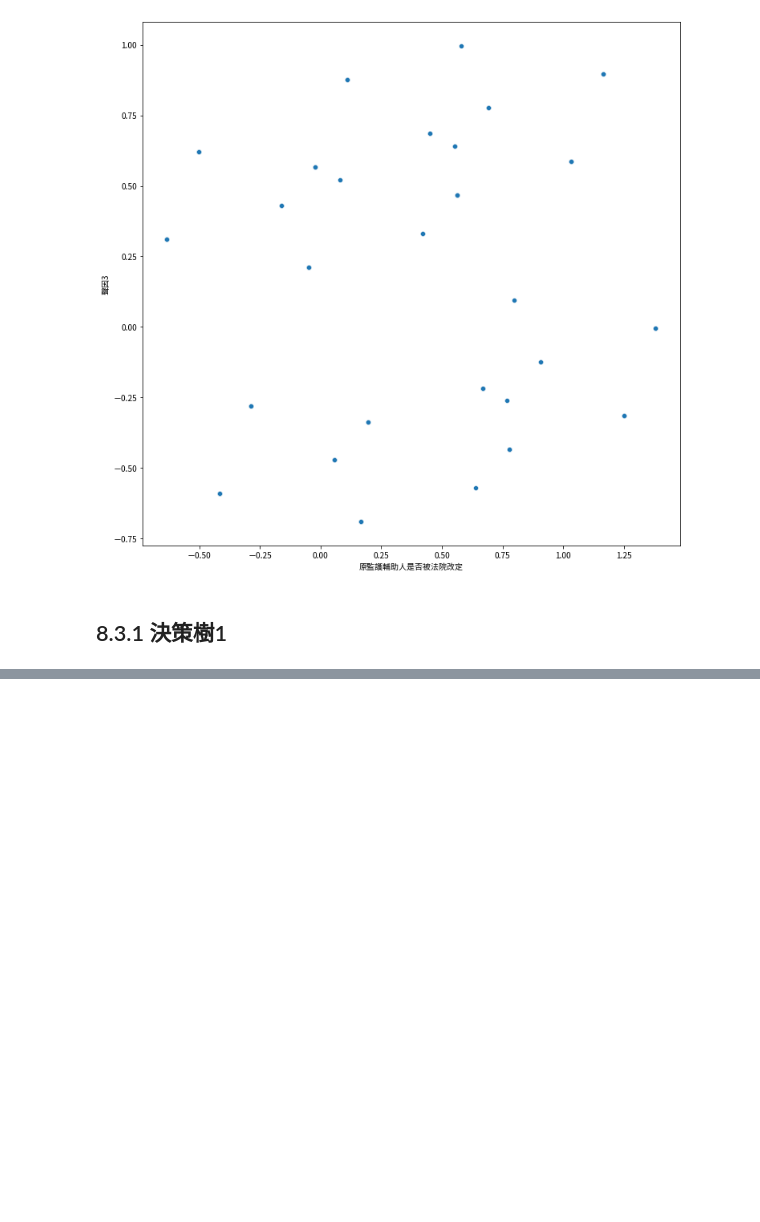
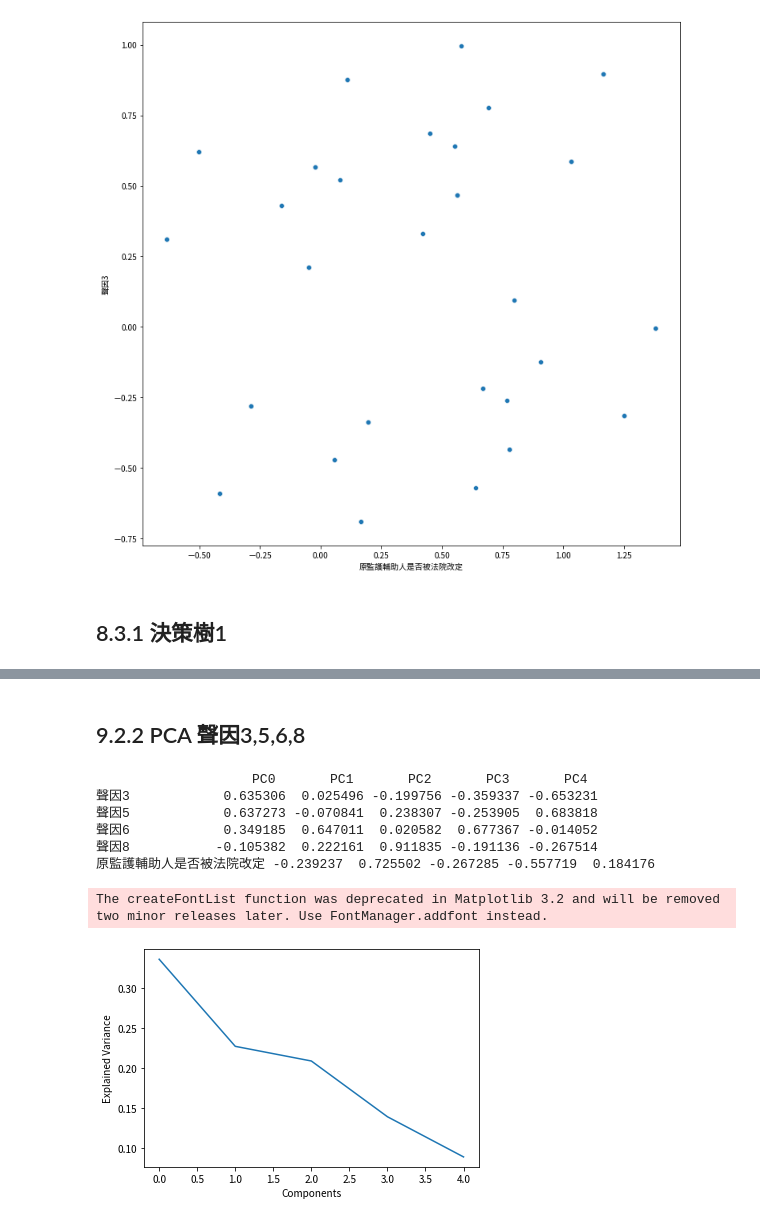
Before and after one commit to jeremy5189/legal-data-analysis, a Jupyter notebook: G4_Class.ipynb, the cells around one changed output, grey strips where cells are left out. Drawn from its saved outputs; the diff is of its cells as text; code cells hidden in the pictures; blank space fills up the shorter version.

```diff
--- a/G4_Class.ipynb
+++ b/G4_Class.ipynb
@@ -848,0 +1026,51 @@ The createFontList function was deprecated in Matplotlib 3.2 and will be removed
+# %% [markdown]
+## 9.2.2 PCA 聲因3,5,6,8
+# %%
+p = Corr(gsheet_id, gsheet_name2, to_drop=[
+  'index',
+  'UUID',
+  '聲因1',
+  '聲因2',
+  #'聲因3',
+  '聲因4',
+  #'聲因5',
+  #'聲因6',
+  '聲因7',
+  #'聲因8',
+  '聲因9',
+  '宣告性質',
+  '原監護輔助人之類型',
+  '原監護輔助人之人數（自然人）',
+  '主管機關是否被法院改定 (1=是, 2=否)',
+  '法院是否於聲請原因外考量「其他改定因素」',
+  '法院是否認為原監護輔助人「年事已高」',
+  '法院是否考慮原監護輔助人之身體狀況',
+  '法院是否認為原監護輔助人「身體不堪負荷」',
+  '法院是否認為原監護輔助人「盜領存款」',
+  '法院是否認為原監護輔助人「不當處理本人之不動產」',
+  '法院是否認為原監護輔助人「與本人有利害關係」',
+  '法院是否認為原監護輔助人有「其他不當行為」',
+  '法院是否認為原監護輔助人是「本人之實際照顧者」',
+  '法院是否認為監護人現為本人廣義照顧者',
+  '原監護輔助人是否有意願續任',
+  '專業人士訪視報告之「改定建議」',
+  '本人之「改定建議」',
+  '其他親屬、關係人之「改定建議」',
+  #'原監護輔助人是否被法院改定',
+  '欲改定人(maybe聲請人or關係人)是否有意願擔任',
+  '欲改定人(maybe聲請人or關係人)是否為本人親屬(四親等)',
+  '欲改定人是否現為本人廣義照顧者',
+  '法院是否認為須變更本人現有生活狀態',
+  '法院認為原共同監護/輔助模式不利本人'
+])
+p.convert_to_numeric()
+p.pca()
+# %% [output]
+                    PC0       PC1       PC2       PC3       PC4
+聲因3            0.635306  0.025496 -0.199756 -0.359337 -0.653231
+聲因5            0.637273 -0.070841  0.238307 -0.253905  0.683818
+聲因6            0.349185  0.647011  0.020582  0.677367 -0.014052
+聲因8           -0.105382  0.222161  0.911835 -0.191136 -0.267514
+原監護輔助人是否被法院改定 -0.239237  0.725502 -0.267285 -0.557719  0.184176
+The createFontList function was deprecated in Matplotlib 3.2 and will be removed two minor releases later. Use FontManager.addfont instead.
+[figure, added]
```
Also changed, not shown: parts of 19 cells of this notebook.
